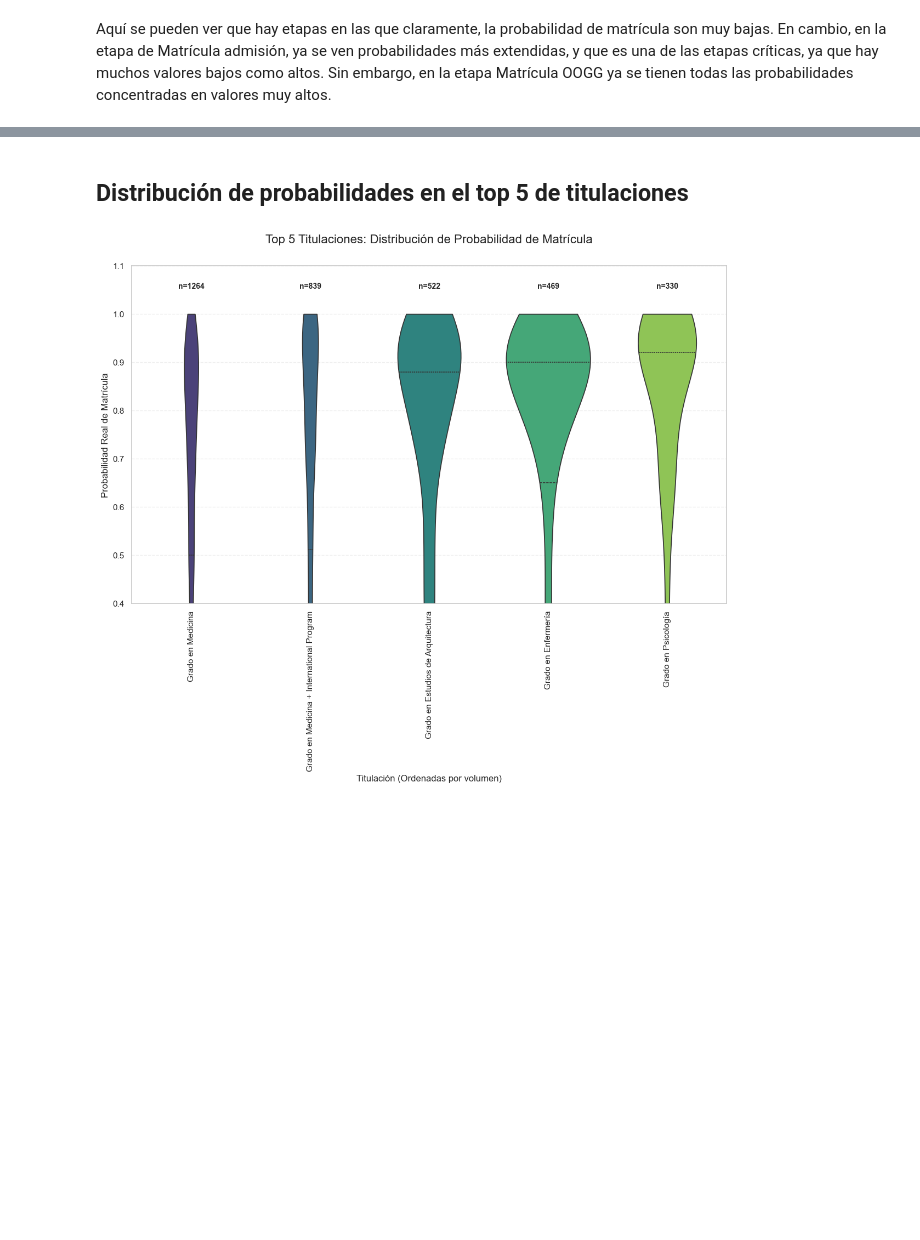
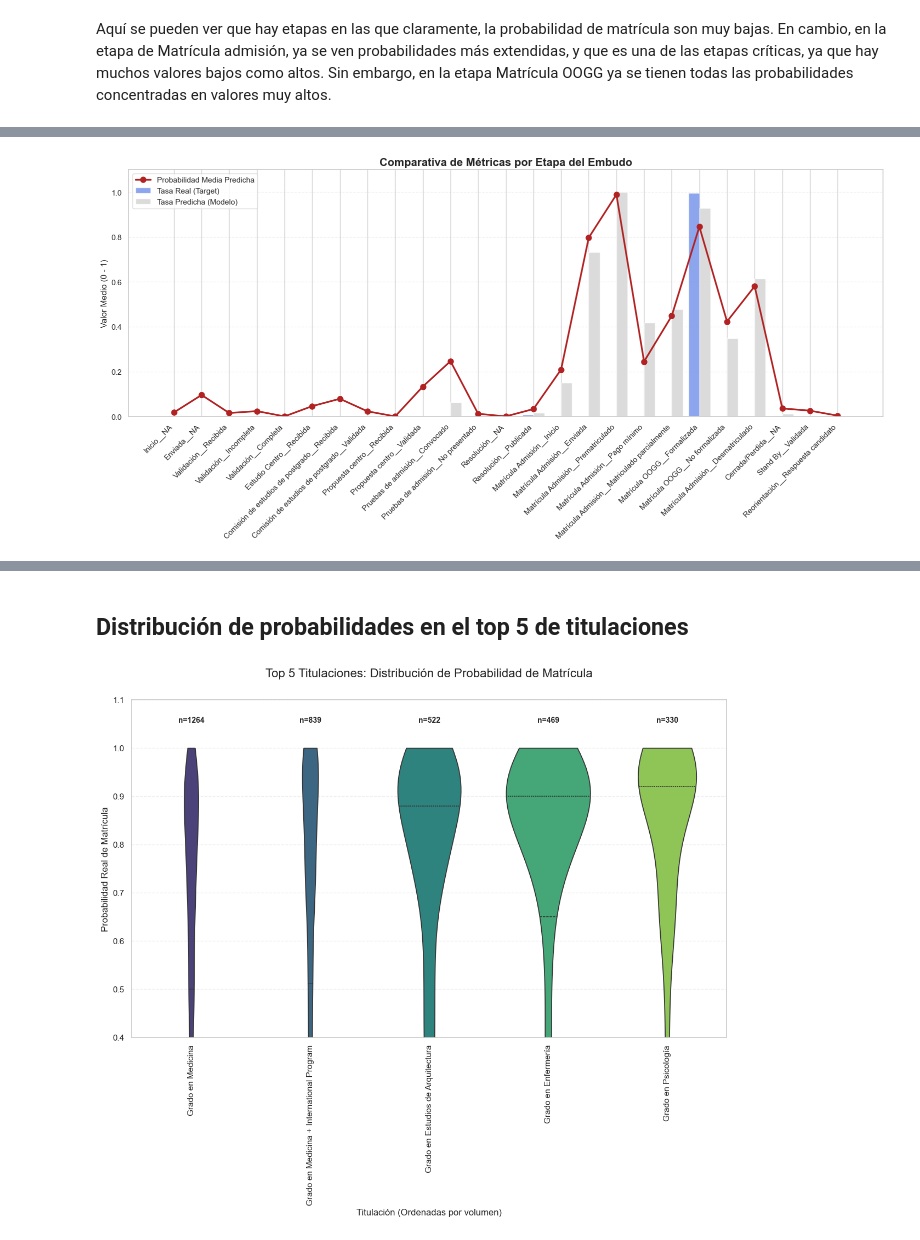
Before and after one commit to MiguelHernandezCorral/UNAV, a Jupyter notebook: notebooks/04_Analisis_Modelado_Juan.ipynb, the cells around one changed output, grey strips where cells are left out. Cells and saved outputs as stored; diff of their text form; code cells hidden in the pictures; blank space fills up the shorter version.

```diff
--- a/notebooks/04_Analisis_Modelado_Juan.ipynb
+++ b/notebooks/04_Analisis_Modelado_Juan.ipynb
@@ -341,0 +420,67 @@ Aquí se pueden ver que hay etapas en las que claramente, la probabilidad de mat
+# %%
+import pandas as pd
+import numpy as np
+import matplotlib.pyplot as plt
+import seaborn as sns
+
+# 1. Diccionario de Orden Cronológico Real
+orden_admision = {
+    'Inicio__NA': 0, 'Enviada__NA': 1,
+    'Validación__Recibida': 2, 'Validación__Incompleta': 3, 'Validación__Completa': 4,
+    'Estudio Centro__Recibida': 5, 'Comisión de estudios de postgrado__Recibida': 6,
+    'Comisión de estudios de postgrado__Validada': 7, 'Propuesta centro__Recibida': 8,
+    'Propuesta centro__Validada': 9, 'Pruebas de admisión__Convocado': 10,
+    'Pruebas de admisión__No presentado': 11, 'Resolución__NA': 12,
+    'Resolución__Publicada': 13, 'Matrícula Admisión__Inicio': 14,
+    'Matrícula Admisión__Enviada': 15, 'Matrícula Admisión__Prematriculado': 16,
+    'Matrícula Admisión__Pago mínimo': 17, 'Matrícula Admisión__Matriculado parcialmente': 18,
+    'Matrícula OOGG__Formalizada': 19, 'Matrícula OOGG__No formalizada': 20,
+    'Matrícula Admisión__Desmatriculado': 21, 'Cerrada/Perdida__NA': 22,
+    'Stand By__Validada': 23, 'Reorientación__Respuesta candidato': 24
+}
+
+# 2. Preparación de Columnas
+df['etapa_ordinal_num'] = df['etapa_compuesta'].map(orden_admision)
+
+# 3. Cálculo de la Tabla de Métricas
+# Agrupamos por etapa para obtener las tres medias que pides
+df_stats = df.groupby('etapa_compuesta').agg({
+    'target': 'mean',                # Tasa de matriculación real
+    'prediction_label': 'mean',      # Tasa de matriculación predicha (decisión binaria)
+    'prob_matricula_real': 'mean',   # Media de probabilidad (confianza del modelo)
+    'etapa_ordinal_num': 'first'     # Para ordenar
+}).reset_index()
+
+# Ordenamos por el flujo lógico y eliminamos lo que no esté en el diccionario
+df_stats = df_stats.sort_values('etapa_ordinal_num').dropna(subset=['etapa_ordinal_num'])
+
+# 4. Visualización Comparativa
+plt.figure(figsize=(16, 8))
+x_labels = df_stats['etapa_compuesta'].tolist()
+indices = np.arange(len(x_labels))
+
+# Barras: Tasa Real (Target)
+plt.bar(indices - 0.2, df_stats['target'], width=0.4, label='Tasa Real (Target)', color='royalblue', alpha=0.6)
+
+# Barras: Tasa Predicha (Label)
+plt.bar(indices + 0.2, df_stats['prediction_label'], width=0.4, label='Tasa Predicha (Modelo)', color='lightgray', alpha=0.8)
+
+# Línea: Probabilidad Media
+plt.plot(indices, df_stats['prob_matricula_real'], marker='o', color='firebrick',
+         linewidth=2.5, label='Probabilidad Media Predicha', markersize=8)
+
+# Configuración de Ejes y Estética
+plt.xticks(indices, x_labels, rotation=45, ha='right')
+plt.title('Comparativa de Métricas por Etapa del Embudo', fontsize=16, fontweight='bold')
+plt.ylabel('Valor Medio (0 - 1)')
+plt.legend(loc='upper left')
+plt.grid(axis='y', linestyle='--', alpha=0.3)
+plt.ylim(0, 1.1)
+
+plt.tight_layout()
+plt.show()
+
+# 5. Mostrar la tabla resultante para revisión numérica
+print(df_stats[['etapa_compuesta', 'target', 'prediction_label', 'prob_matricula_real']].to_string(index=False))
+# %% [output]
+[figure, added]
```
Also changed, not shown: parts of 10 cells of this notebook, 3 other files.
